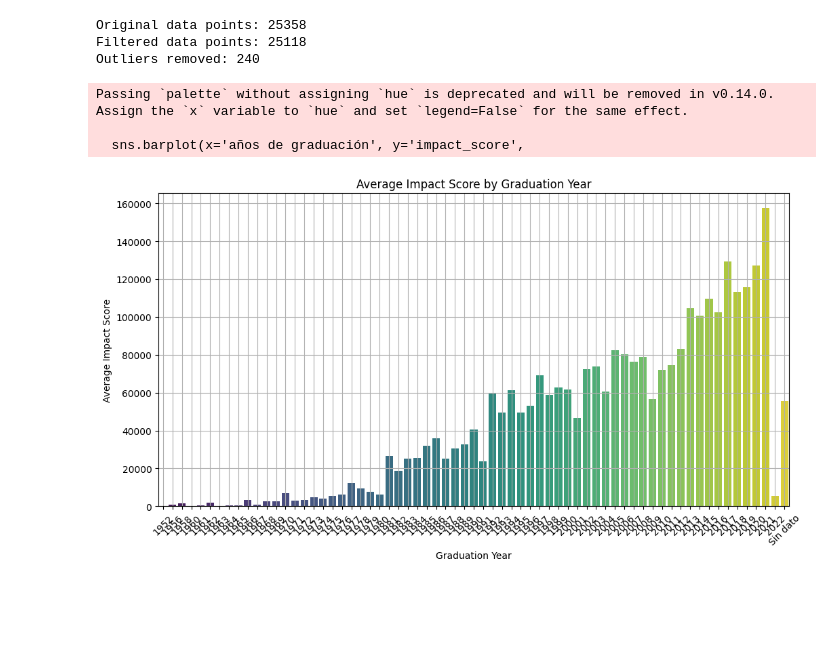
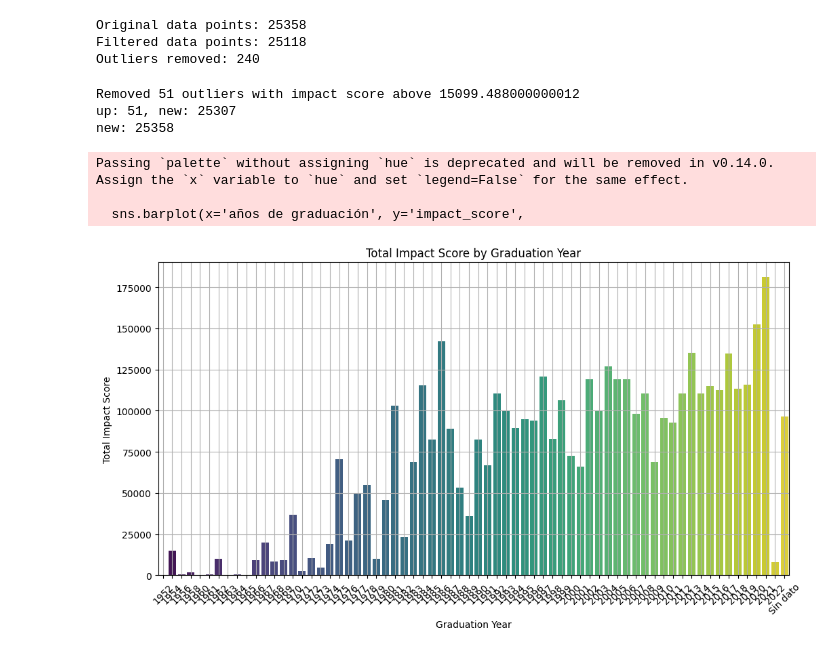
Before and after one commit to IvanRomero03/qs80tec-prediction, a Jupyter notebook: Test2.ipynb, the cells around one changed output. Drawn from its saved outputs; the diff is of its cells as text; code cells hidden in the pictures; blank space fills up the shorter version.

```diff
--- a/Test2.ipynb
+++ b/Test2.ipynb
@@ -230,31 +230,46 @@ Outliers removed: 240
 # %%
 def remove_outliers(df):
     # Remove outliers for 0.99 quantile
-    threshold = df['impact_score'].quantile(0.99)
+    threshold = df['impact_score'].quantile(0.998)
     lower_bound = df['impact_score'].min()
     upper_bound = threshold
-    return df[(df['impact_score'] >= lower_bound) & (df['impact_score'] <= upper_bound)]
+    # return df[(df['impact_score'] >= lower_bound) & (df['impact_score'] <= upper_bound)]
+    new = df.copy()
+    uppest = new[(new['impact_score'] >= upper_bound)]
+    new = new[(new['impact_score'] >= lower_bound) &
+              (new['impact_score'] <= upper_bound)]
+    uppest['impact_score'] = upper_bound
+    print(
+        f"Removed {len(uppest)} outliers with impact score above {upper_bound}")
+    print(f"up: {len(uppest)}, new: {len(new)}")
+    # print(f"New max impact score: {new['impact_score'].max()}")
+    new = pd.concat([new, uppest])
+    print(f"new: {len(new)}")
+    return new
 # %%
 def plot_grouped_impact_scores(df):
     # Group by graduation year and calculate mean impact score
     df = remove_outliers(df)
     grouped = df.groupby('años de graduación')[
         'impact_score'].sum().reset_index()
 
     plt.figure(figsize=(12, 6))
     sns.barplot(x='años de graduación', y='impact_score',
                 data=grouped, palette='viridis')
-    plt.title('Average Impact Score by Graduation Year')
+    plt.title('Total Impact Score by Graduation Year')
     plt.xlabel('Graduation Year')
-    plt.ylabel('Average Impact Score')
+    plt.ylabel('Total Impact Score')
     plt.xticks(rotation=45)
     plt.grid()
     plt.show()
 
 
 plot_grouped_impact_scores(test)
 # %% [output]
-Passing `palette` without assigning `hue` is deprecated and will be removed in v0.14.0. Assign the `x` variable to `hue` and set `legend=False` for the same effect.
-
-  sns.barplot(x='años de graduación', y='impact_score',
+Removed 51 outliers with impact score above 15099.488000000012
+up: 51, new: 25307
+new: 25358
+Passing `palette` without assigning `hue` is deprecated and will be removed in v0.14.0. Assign the `x` variable to `hue` and set `legend=False` for the same effect.
+
+  sns.barplot(x='años de graduación', y='impact_score',
-[figure, old version]
+[figure, new version]
```
